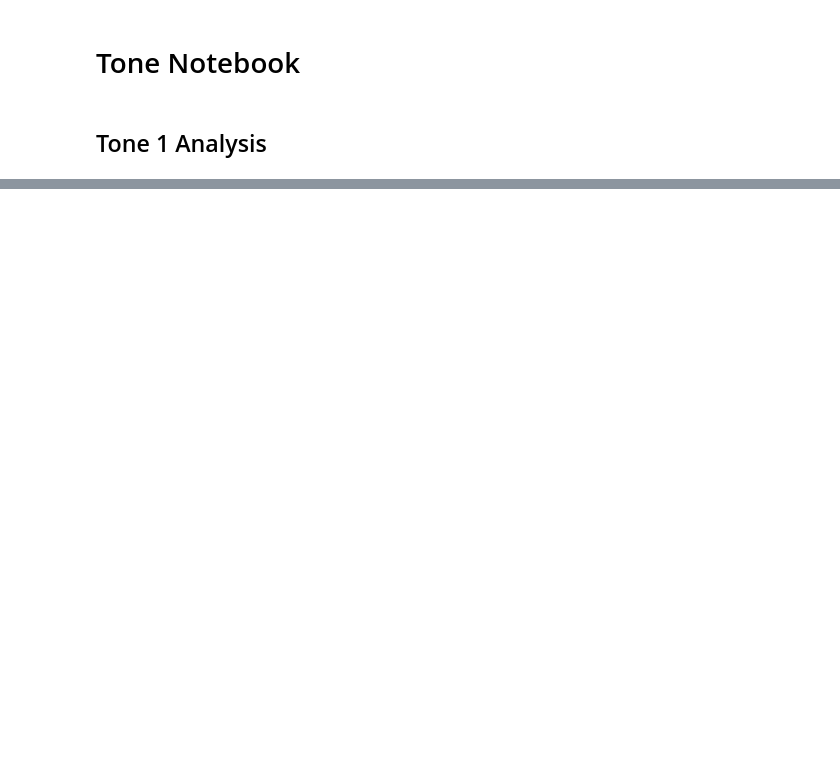
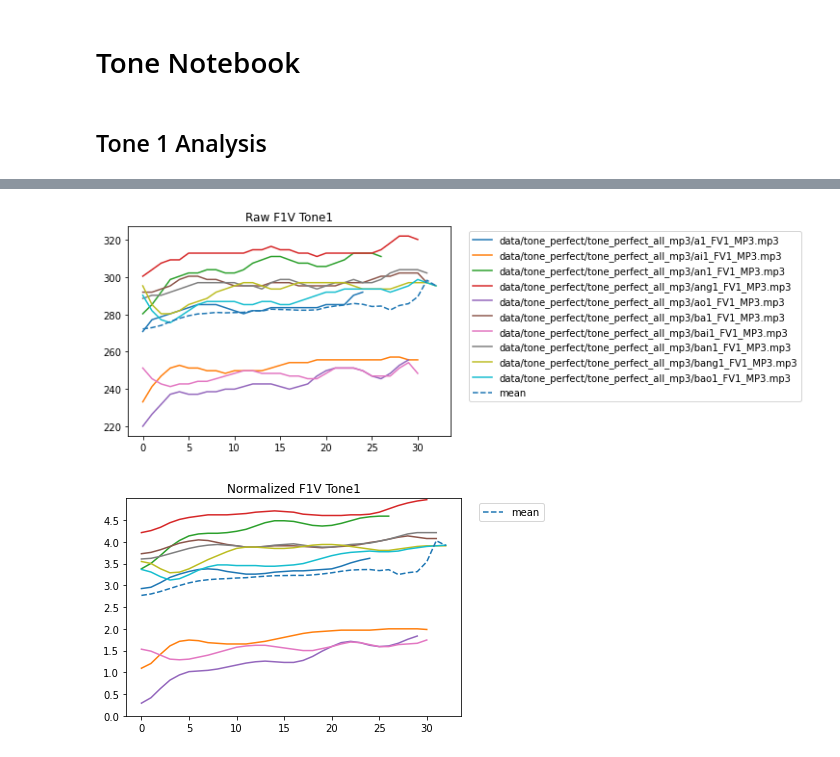
Before and after one commit to saltyseadawg/tonami-package, a Jupyter notebook: tone_notebook.ipynb, the cells around one changed output, grey strips where cells are left out. Drawn from its saved outputs; the diff is of its cells as text; code cells hidden in the pictures; blank space fills up the shorter version.

```diff
--- a/tone_notebook.ipynb
+++ b/tone_notebook.ipynb
@@ -71 +77,7 @@ plt.show()
+# %%
+# tone 1
+single_speaker_tone(1, 1, 'F')
+# %% [output]
+[figure, added]
+[figure, added]
 # %%
```
Also changed, not shown: parts of 10 cells of this notebook, 3 other files.
